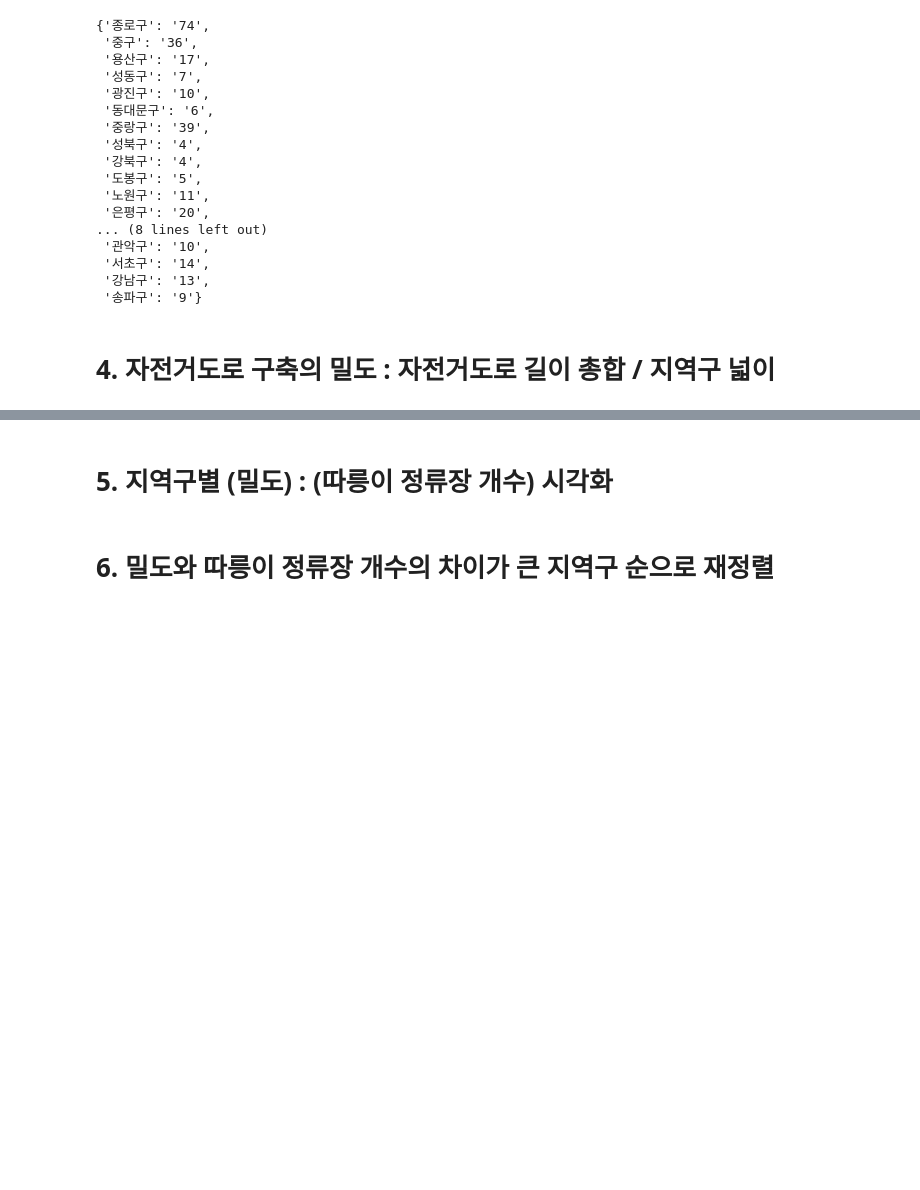
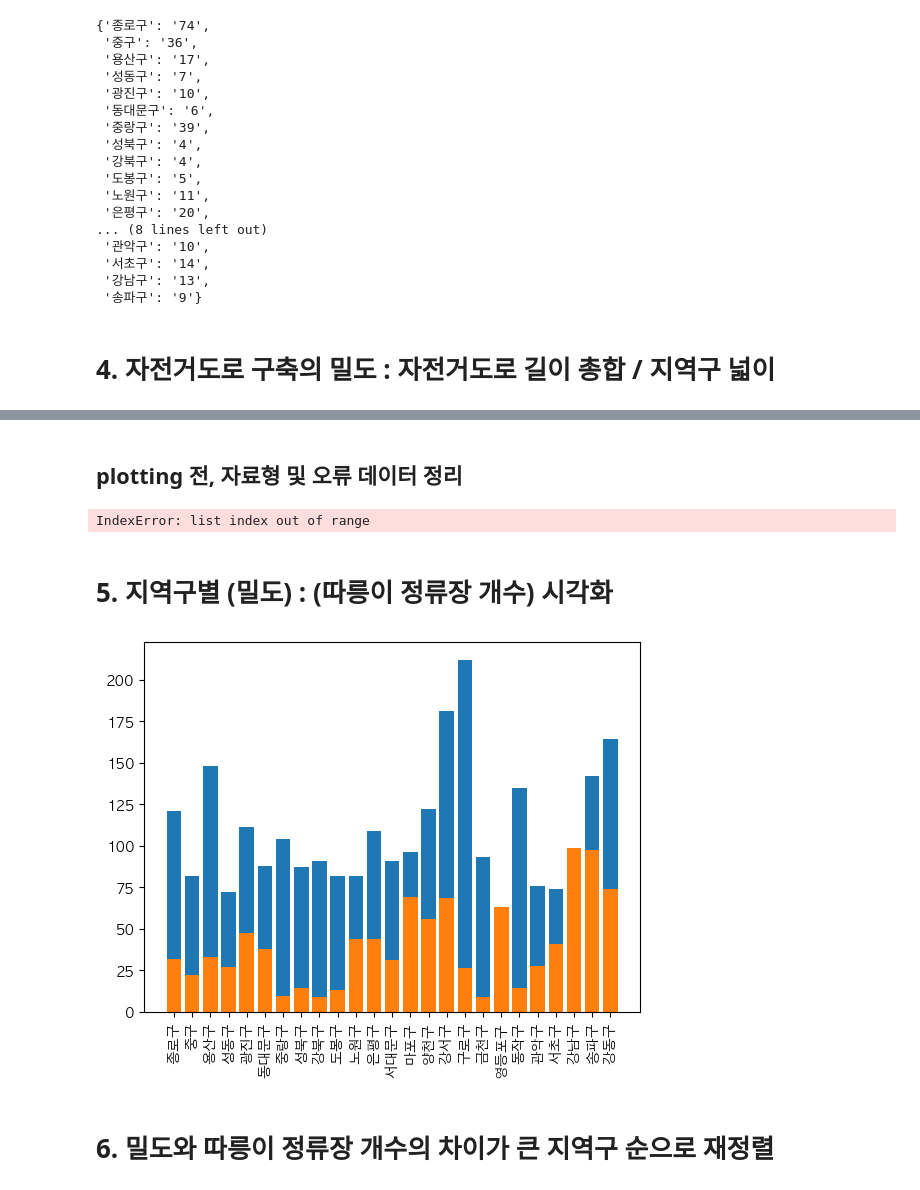
Before and after one commit to henrie-j-kim/mjkim_package, a Jupyter notebook: individual_project.ipynb, the cells around one changed output, grey strips where cells are left out. Drawn from its saved outputs; the diff is of its cells as text; code cells hidden in the pictures; blank space fills up the shorter version.

```diff
--- a/individual_project.ipynb
+++ b/individual_project.ipynb
@@ -82,6 +75,6 @@ new_data
 
 from PyNaver import NaverCloudPlatform
 client_id = "liwz6ln7g8"
-client_secret = "*"
+client_secret = "*apikey*"
 api = NaverCloudPlatform(client_id, client_secret)
 # %% [output]
@@ -148,12 +141,0 @@ loc_dict
-# %%
-#new_data의 coords 대입, 지역구별로 수량 체크
-loc_dict = {}
-
-for i in new_data:
-    coords = (i[1]+','+i[2])
-    res = api.reverse_geocoding(coords)
-    loc = res['results'][0]['region']['area2']['name']
-
-    loc_dict[loc] = 1 if loc not in loc_dict.keys() else loc_dict[loc]+1
-    if new_data.index(i) == 655:
-        break
@@ -515,4 +510,36 @@ loc_value
+# %% [markdown]
+## plotting 전, 자료형 및 오류 데이터 정리
+# %%
+new_values = []
+
+for old_value in list(loc_value_route.values()):
+    new_value = float(old_value)*100
+    new_values.append(new_value)
+
+
+keys_gonbe_del = []
+for key in list(loc_dict.keys()):
+    if key not in loc_value_route.keys():
+        keys_gonbe_del.append(key)
+
+
+
+del loc_dict[keys_gonbe_del[0]]
+
+len(loc_dict)
+# %% [output]
+IndexError: list index out of range
 # %% [markdown]
 # 5. 지역구별  (밀도) : (따릉이 정류장 개수) 시각화
+# %%
+import matplotlib.pyplot as plt
+import numpy as np
+plt.rcParams['font.family'] = 'AppleGothic'
+plt.xticks(rotation=90)
+plt.bar(loc_value_route.keys(), list(loc_dict.values()))
+plt.bar(loc_value_route.keys(), new_values)
+plt.show()
+# %% [output]
+[figure, added]
 # %% [markdown]
 # 6. 밀도와 따릉이 정류장 개수의 차이가 큰 지역구 순으로 재정렬
```
Also changed, not shown: parts of 14 cells of this notebook.
